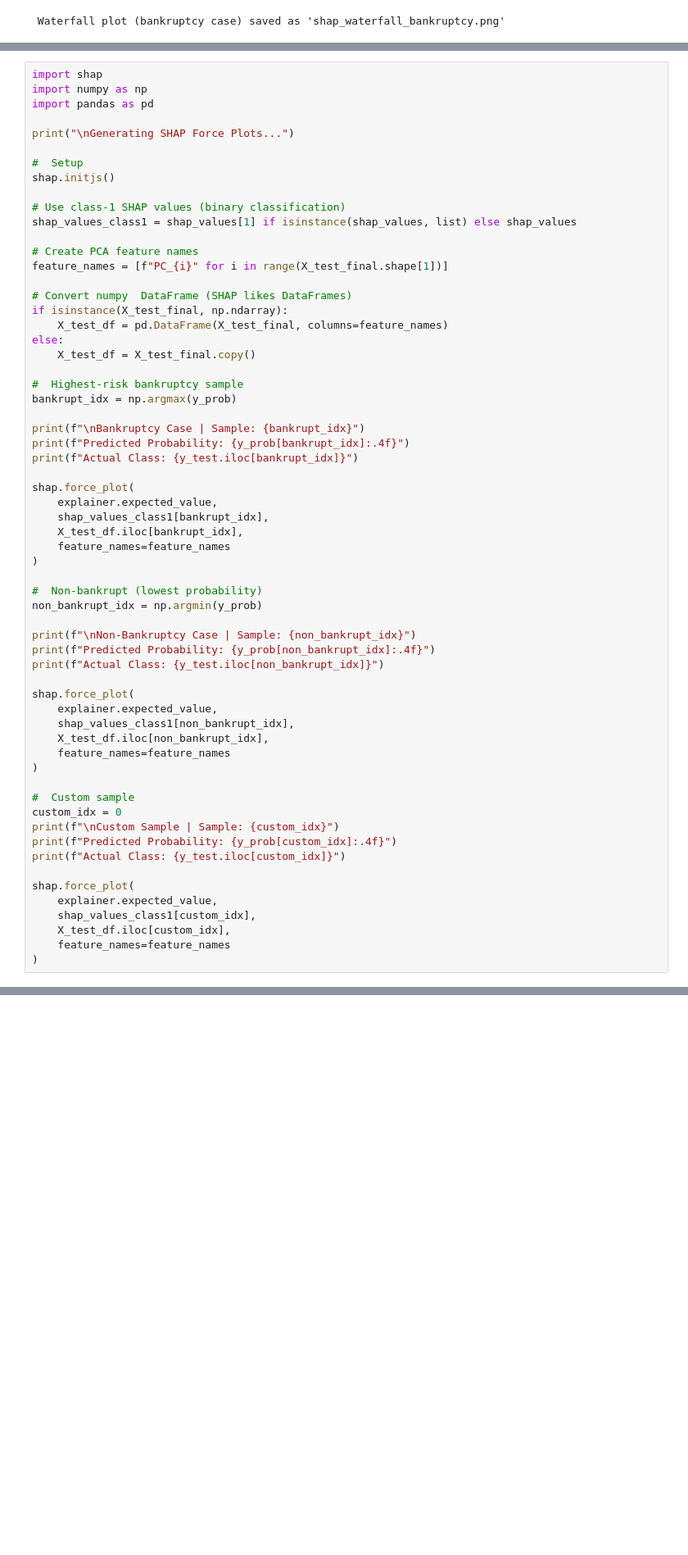
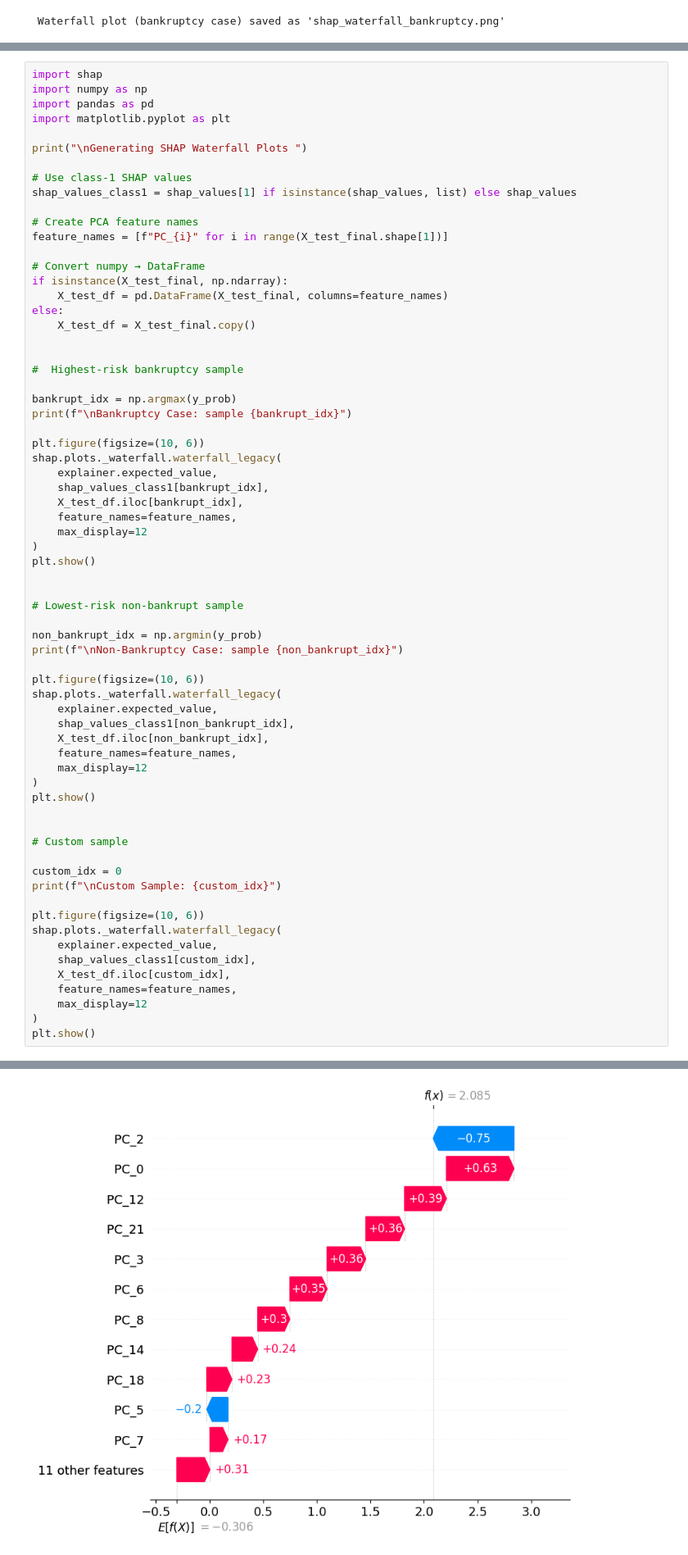
Before and after one commit to Sai-Vara-Prasad-Lekkalapudi/major-project, a Jupyter notebook: Major_project_EDA.ipynb, the cells around one changed output, grey strips where cells are left out. Shown at 82% size. Cells and saved outputs as stored; diff of their text form; blank space fills up the shorter version.

```diff
--- a/Major_project_EDA.ipynb
+++ b/Major_project_EDA.ipynb
@@ -1219,62 +1219,67 @@ Top 5 Most Important Features (by Mean |SHAP| value):
 import shap
 import numpy as np
 import pandas as pd
+import matplotlib.pyplot as plt
 
-print("\nGenerating SHAP Force Plots...")
+print("\nGenerating SHAP Waterfall Plots ")
 
-#  Setup
-shap.initjs()
-
-# Use class-1 SHAP values (binary classification)
+# Use class-1 SHAP values
 shap_values_class1 = shap_values[1] if isinstance(shap_values, list) else shap_values
 
 # Create PCA feature names
 feature_names = [f"PC_{i}" for i in range(X_test_final.shape[1])]
 
-# Convert numpy  DataFrame (SHAP likes DataFrames)
+# Convert numpy → DataFrame
 if isinstance(X_test_final, np.ndarray):
     X_test_df = pd.DataFrame(X_test_final, columns=feature_names)
 else:
     X_test_df = X_test_final.copy()
 
+
 #  Highest-risk bankruptcy sample
+
 bankrupt_idx = np.argmax(y_prob)
+print(f"\nBankruptcy Case: sample {bankrupt_idx}")
 
-print(f"\nBankruptcy Case | Sample: {bankrupt_idx}")
-print(f"Predicted Probability: {y_prob[bankrupt_idx]:.4f}")
-print(f"Actual Class: {y_test.iloc[bankrupt_idx]}")
-
-shap.force_plot(
+plt.figure(figsize=(10, 6))
+shap.plots._waterfall.waterfall_legacy(
     explainer.expected_value,
     shap_values_class1[bankrupt_idx],
     X_test_df.iloc[bankrupt_idx],
-    feature_names=feature_names
+    feature_names=feature_names,
+    max_display=12
 )
+plt.show()
 
-#  Non-bankrupt (lowest probability)
+
+# Lowest-risk non-bankrupt sample
+
 non_bankrupt_idx = np.argmin(y_prob)
+print(f"\nNon-Bankruptcy Case: sample {non_bankrupt_idx}")
 
-print(f"\nNon-Bankruptcy Case | Sample: {non_bankrupt_idx}")
-print(f"Predicted Probability: {y_prob[non_bankrupt_idx]:.4f}")
-print(f"Actual Class: {y_test.iloc[non_bankrupt_idx]}")
-
-shap.force_plot(
+plt.figure(figsize=(10, 6))
+shap.plots._waterfall.waterfall_legacy(
     explainer.expected_value,
     shap_values_class1[non_bankrupt_idx],
     X_test_df.iloc[non_bankrupt_idx],
-    feature_names=feature_names
+    feature_names=feature_names,
+    max_display=12
 )
+plt.show()
 
-#  Custom sample
+
+# Custom sample
+
 custom_idx = 0
-print(f"\nCustom Sample | Sample: {custom_idx}")
-print(f"Predicted Probability: {y_prob[custom_idx]:.4f}")
-print(f"Actual Class: {y_test.iloc[custom_idx]}")
+print(f"\nCustom Sample: {custom_idx}")
 
-shap.force_plot(
+plt.figure(figsize=(10, 6))
+shap.plots._waterfall.waterfall_legacy(
     explainer.expected_value,
     shap_values_class1[custom_idx],
     X_test_df.iloc[custom_idx],
-    feature_names=feature_names
+    feature_names=feature_names,
+    max_display=12
 )
+plt.show()
 # %% [output]
@@ -1282,0 +1289 @@ Generating SHAP Force Plots...
+[figure, added]
```
Also changed, not shown: parts of 1 cell of this notebook.
